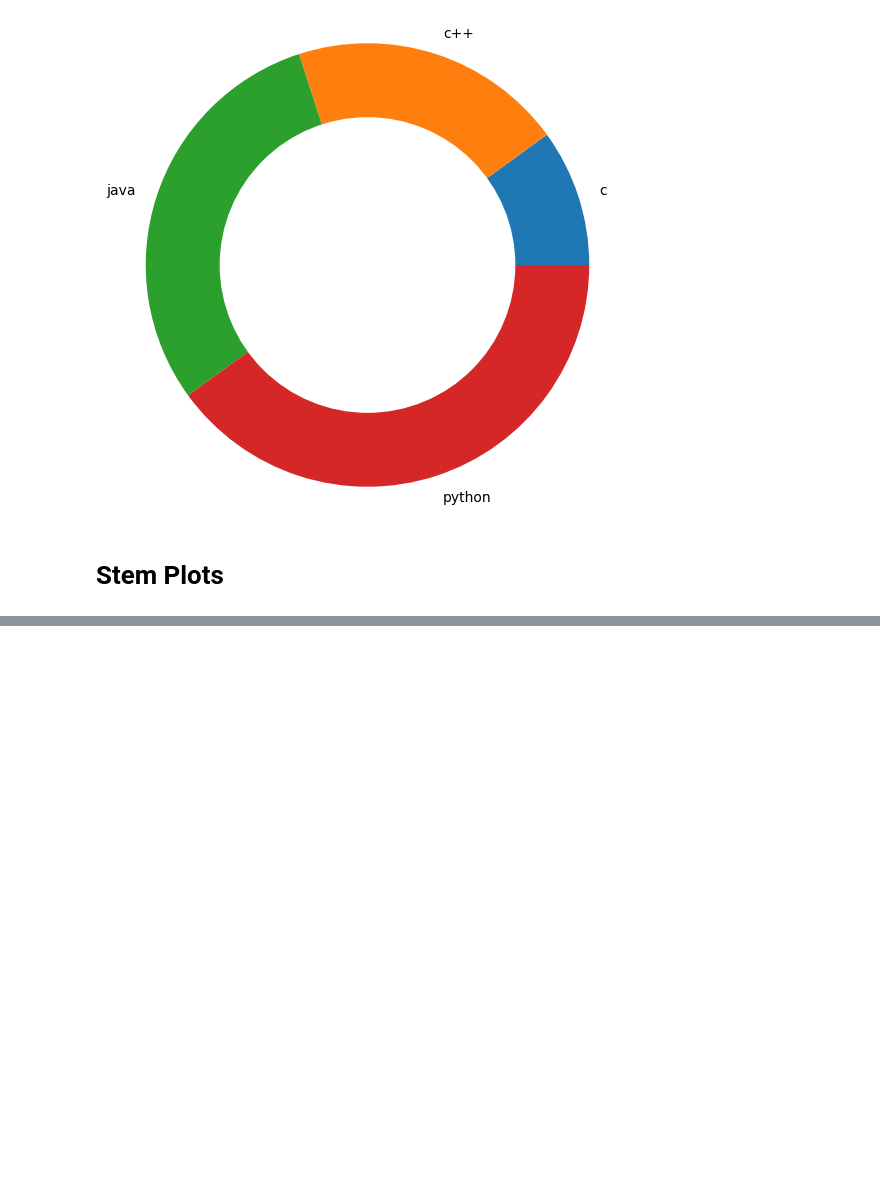
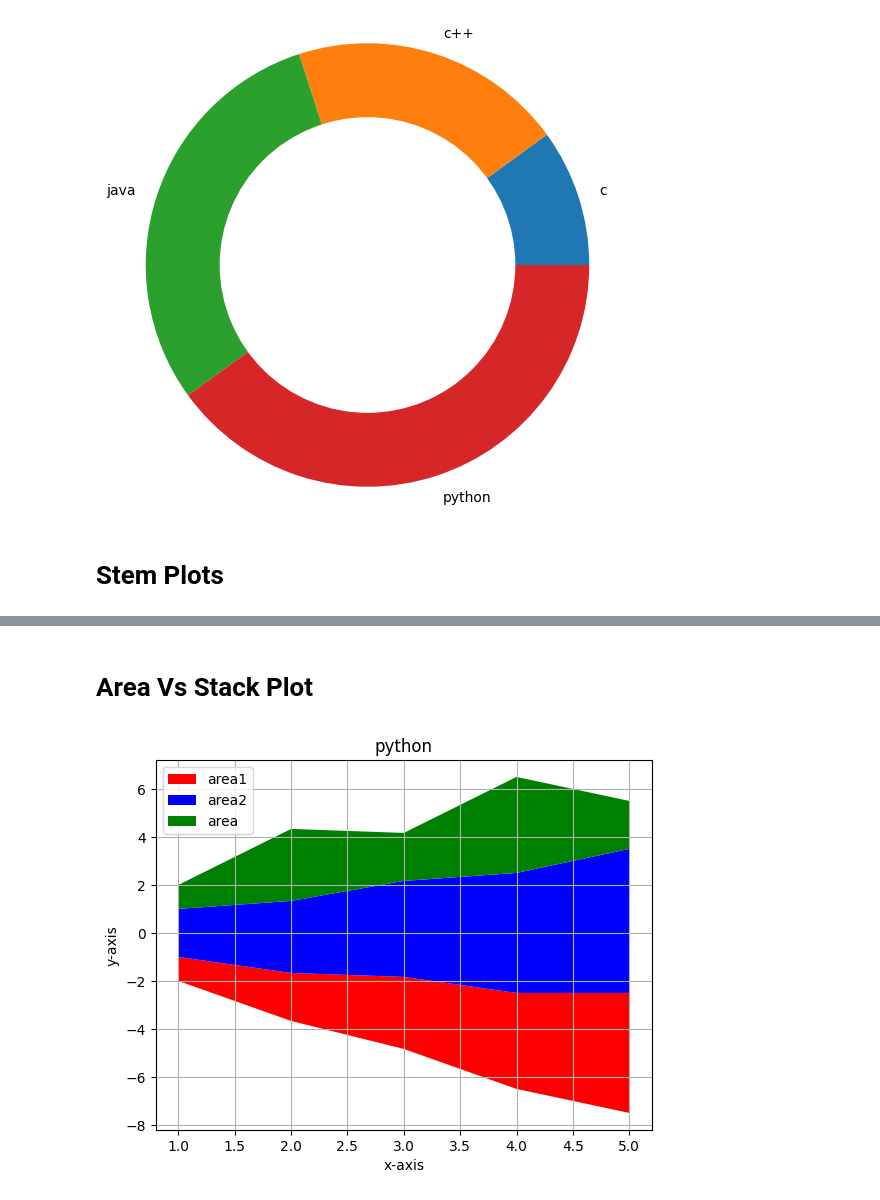
Before and after one commit to SWAGAT10241/python, a Jupyter notebook: YOUTUBE/mathplot.ipynb, the cells around one changed output, grey strips where cells are left out. Cells and saved outputs as stored; diff of their text form; code cells hidden in the pictures; blank space fills up the shorter version.

```diff
--- a/YOUTUBE/mathplot.ipynb
+++ b/YOUTUBE/mathplot.ipynb
@@ -344,0 +409,22 @@ plt.show()
+# %% [markdown]
+# Area Vs Stack Plot
+# %%
+import matplotlib.pyplot as plt
+x = [1,2,3,4,5]
+area1 = [1,2,3,4,5]
+area2= [2,3,4,5,6]
+area3 = [1,3,2,4,2]
+
+l=["area1", "area2", "area"]
+
+plt. stackplot(x,area1,area2,area3,labels= l,colors = ["r","b","g"],baseline= "wiggle")
+
+plt.title("python")
+plt.xlabel("x-axis")
+plt.ylabel("y-axis")
+plt.grid()
+
+plt. legend (loc = 2)
+plt. show()
+# %% [output]
+[figure, added]
```
Also changed, not shown: parts of 20 cells of this notebook, 11 other files.
